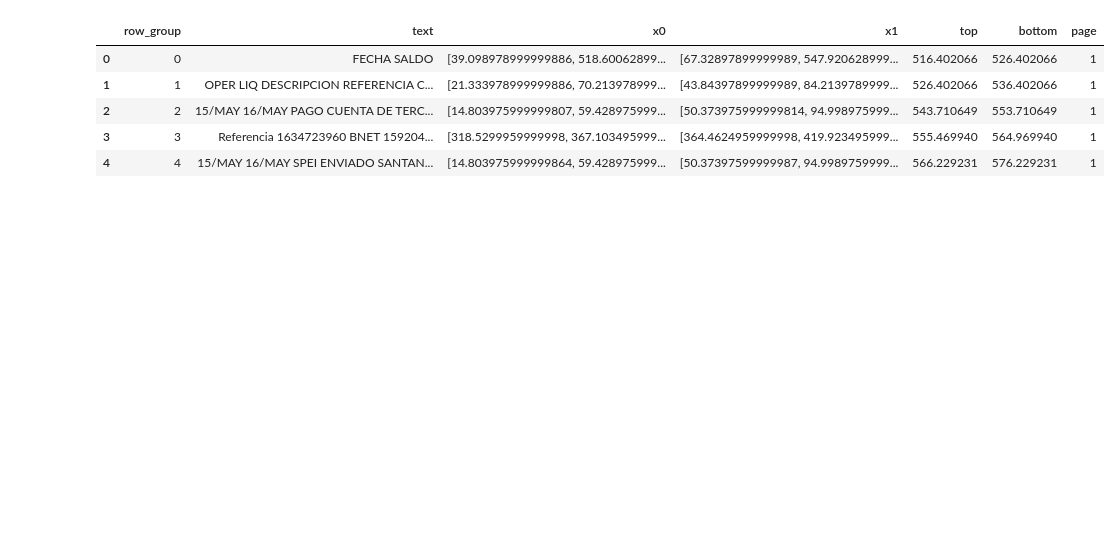
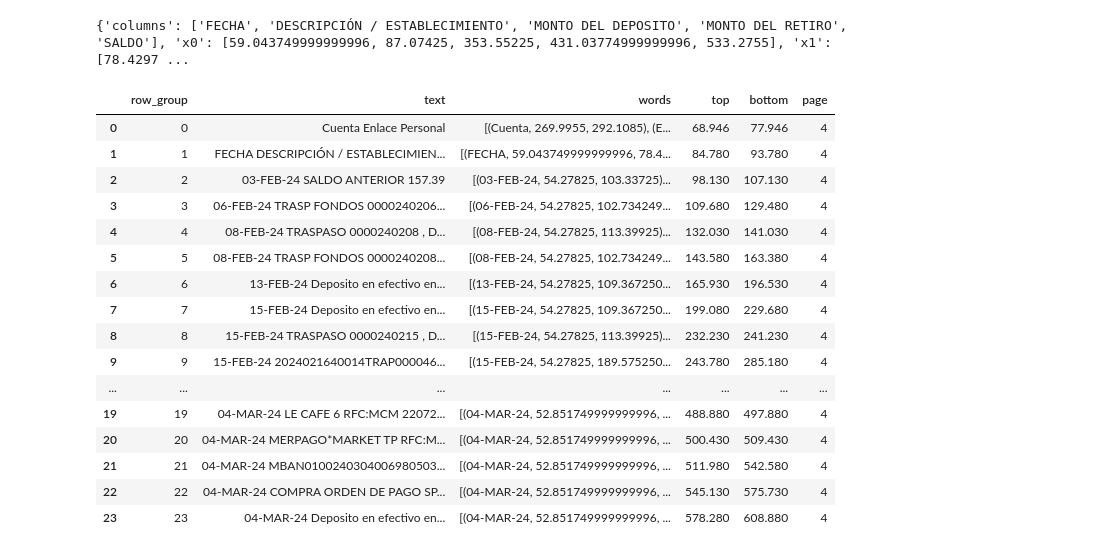
Before and after one commit to MarioCanudas/Aether, a Jupyter notebook: Aether_v1/new_model/test_models.ipynb, the cells around one changed output. Saved outputs shown, nothing was run; the diff lists cells and outputs as text; code cells hidden in the pictures; blank space fills up the shorter version.

```diff
--- a/Aether_v1/new_model/test_models.ipynb
+++ b/Aether_v1/new_model/test_models.ipynb
@@ -13,6 +13,6 @@ sys.path.append(project_root)
 from config import INPUTS_FOLDER
 import os
 
-statement_path = os.path.join(INPUTS_FOLDER, 'test_files', 'BBVA', '2206.pdf')
+statement_path = os.path.join(INPUTS_FOLDER, 'test_files', 'Banorte', 'Banorte_debit_statement.pdf')
 statement_path
 # %% [output]
@@ -84,17 +80,32 @@ df_table.head()
 # %%
 from row_segmenter import TransactionRowSegmenter
 
-row_segmenter = TransactionRowSegmenter(df_table)
+row_segmenter = TransactionRowSegmenter(df_table, statement_properties)
 
+header_row = row_segmenter.get_header_row()
 grouped_rows = row_segmenter.group_rows()
-grouped_rows.head()
+
+print(header_row)
+grouped_rows
 # %% [output]
+{'columns': ['FECHA', 'DESCRIPCIÓN / ESTABLECIMIENTO', 'MONTO DEL DEPOSITO', 'MONTO DEL RETIRO', 'SALDO'], 'x0': [59.043749999999996, 87.07425, 353.55225, 431.03774999999996, 533.2755], 'x1': [78.4297 ...
-|  | row_group | text | x0 | x1 | top | bottom | page |
-| 0 | 0 | FECHA SALDO | [39.098978999999886, 518.60062899... | [67.32897899999989, 547.920628999... | 516.402066 | 526.402066 | 1 |
-| 1 | 1 | OPER LIQ DESCRIPCION REFERENCIA C... | [21.333978999999886, 70.213978999... | [43.84397899999989, 84.2139789999... | 526.402066 | 536.402066 | 1 |
-| 2 | 2 | 15/MAY 16/MAY PAGO CUENTA DE TERC... | [14.803975999999807, 59.428975999... | [50.373975999999814, 94.998975999... | 543.710649 | 553.710649 | 1 |
-| 3 | 3 | Referencia 1634723960 BNET 159204... | [318.5299959999998, 367.103495999... | [364.4624959999998, 419.923495999... | 555.469940 | 564.969940 | 1 |
-| 4 | 4 | 15/MAY 16/MAY SPEI ENVIADO SANTAN... | [14.803975999999864, 59.428975999... | [50.37397599999987, 94.9989759999... | 566.229231 | 576.229231 | 1 |
+|  | row_group | text | words | top | bottom | page |
+| 0 | 0 | Cuenta Enlace Personal | [(Cuenta, 269.9955, 292.1085), (E... | 68.946 | 77.946 | 4 |
+| 1 | 1 | FECHA DESCRIPCIÓN / ESTABLECIMIEN... | [(FECHA, 59.043749999999996, 78.4... | 84.780 | 93.780 | 4 |
+| 2 | 2 | 03-FEB-24 SALDO ANTERIOR 157.39 | [(03-FEB-24, 54.27825, 103.33725)... | 98.130 | 107.130 | 4 |
+| 3 | 3 | 06-FEB-24 TRASP FONDOS 0000240206... | [(06-FEB-24, 54.27825, 102.734249... | 109.680 | 129.480 | 4 |
+| 4 | 4 | 08-FEB-24 TRASPASO 0000240208 , D... | [(08-FEB-24, 54.27825, 113.39925)... | 132.030 | 141.030 | 4 |
+| 5 | 5 | 08-FEB-24 TRASP FONDOS 0000240208... | [(08-FEB-24, 54.27825, 102.734249... | 143.580 | 163.380 | 4 |
+| 6 | 6 | 13-FEB-24 Deposito en efectivo en... | [(13-FEB-24, 54.27825, 109.367250... | 165.930 | 196.530 | 4 |
+| 7 | 7 | 15-FEB-24 Deposito en efectivo en... | [(15-FEB-24, 54.27825, 109.367250... | 199.080 | 229.680 | 4 |
+| 8 | 8 | 15-FEB-24 TRASPASO 0000240215 , D... | [(15-FEB-24, 54.27825, 113.39925)... | 232.230 | 241.230 | 4 |
+| 9 | 9 | 15-FEB-24 2024021640014TRAP000046... | [(15-FEB-24, 54.27825, 189.575250... | 243.780 | 285.180 | 4 |
+| ... | ... | ... | ... | ... | ... | ... |
+| 19 | 19 | 04-MAR-24 LE CAFE 6 RFC:MCM 22072... | [(04-MAR-24, 52.851749999999996, ... | 488.880 | 497.880 | 4 |
+| 20 | 20 | 04-MAR-24 MERPAGO*MARKET TP RFC:M... | [(04-MAR-24, 52.851749999999996, ... | 500.430 | 509.430 | 4 |
+| 21 | 21 | 04-MAR-24 MBAN0100240304006980503... | [(04-MAR-24, 52.851749999999996, ... | 511.980 | 542.580 | 4 |
+| 22 | 22 | 04-MAR-24 COMPRA ORDEN DE PAGO SP... | [(04-MAR-24, 52.851749999999996, ... | 545.130 | 575.730 | 4 |
+| 23 | 23 | 04-MAR-24 Deposito en efectivo en... | [(04-MAR-24, 52.851749999999996, ... | 578.280 | 608.880 | 4 |
 # %%
 from table_reconstructor import TransactionTableReconstructor
 
```
Also changed, not shown: parts of 6 cells of this notebook, 2 other files.
